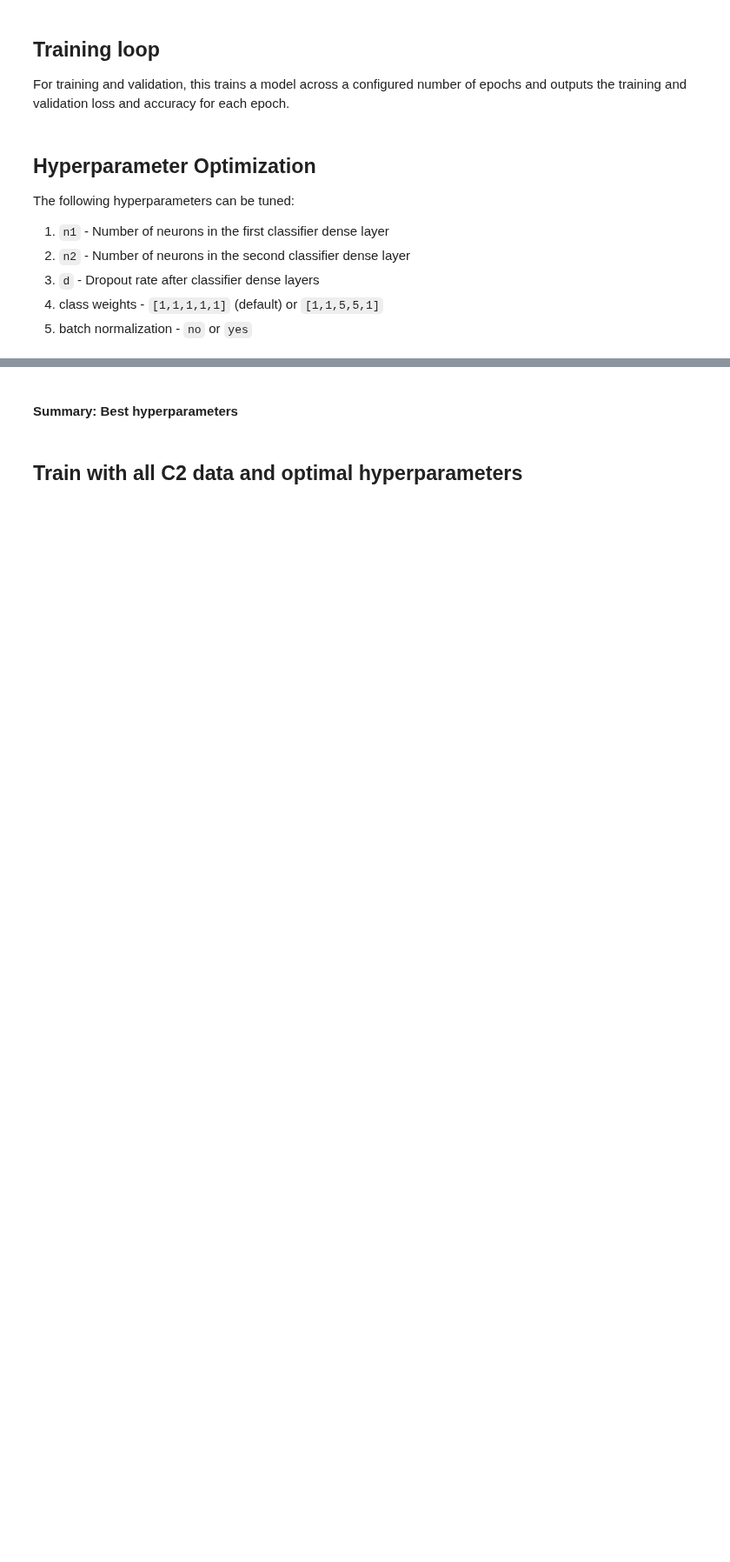
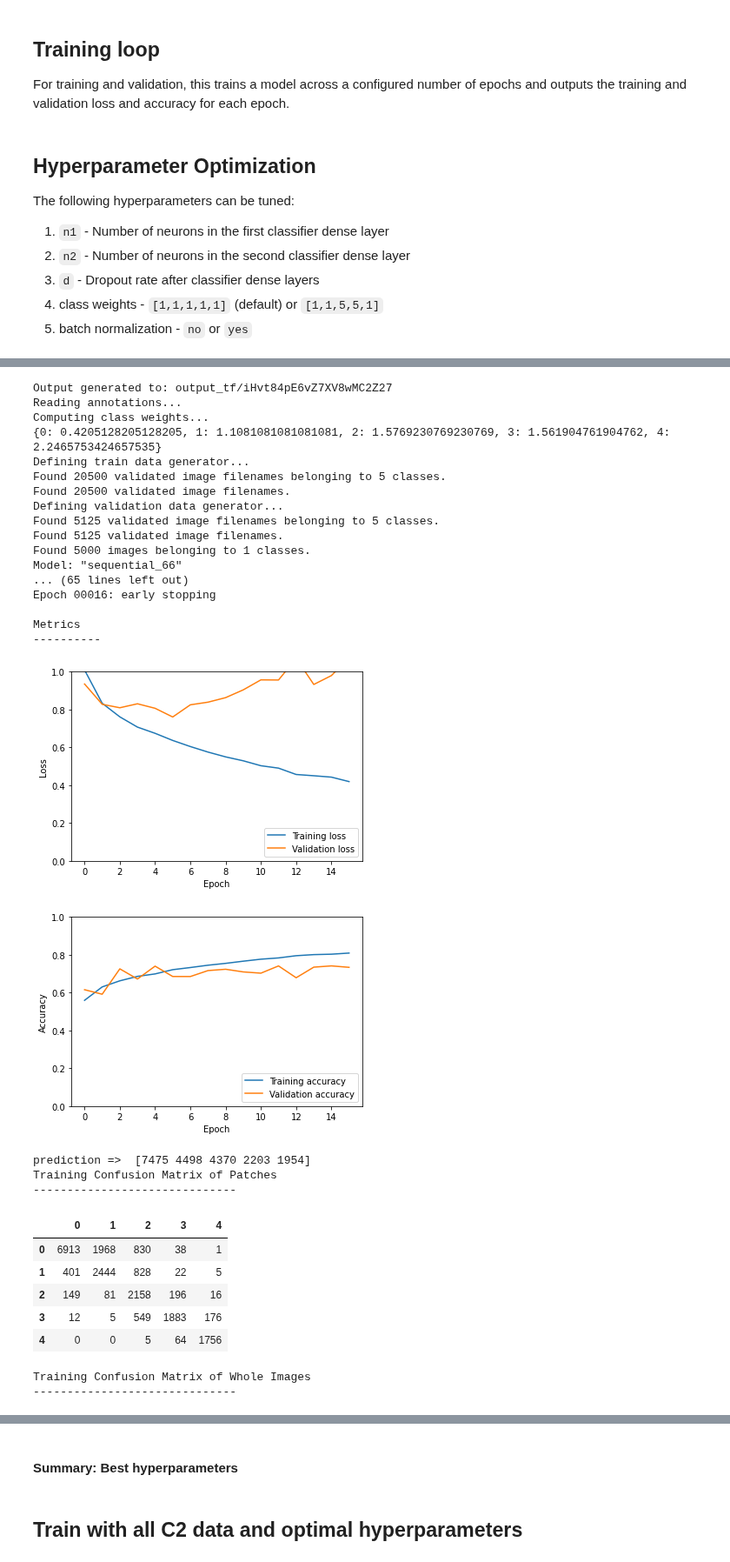
Before and after one commit to jmaness/csc591nn-projc1, a Jupyter notebook: c2_tf_c1.ipynb, the cells around one changed output, grey strips where cells are left out. Shown at 87% size. Saved outputs shown, nothing was run; the diff lists cells and outputs as text; code cells hidden in the pictures; blank space fills up the shorter version.

```diff
--- a/c2_tf_c1.ipynb
+++ b/c2_tf_c1.ipynb
@@ -553,14 +587,18 @@ def train(run_id, model, group, num_epochs):
     print('group.train_patch_ann_df.shape[0]=', group.train_patch_ann_df.shape[0])
     print('int(group.train_patch_ann_df.shape[0] / BATCH_SIZE)', int(group.train_patch_ann_df.shape[0] / BATCH_SIZE))
 
-    es = tf.keras.callbacks.EarlyStopping(monitor='val_loss', mode='min', verbose=1, patience=10, restore_best_weights=True)
+    monitor = 'val_loss' if group.val_generator is not None else 'loss'
+    es = tf.keras.callbacks.EarlyStopping(monitor=monitor, mode='min', verbose=1, patience=10, restore_best_weights=True)
+
+
+    validation_steps = None if group.val_generator is None else int(group.val_patch_ann_df.shape[0] / BATCH_SIZE)
 
     history = model.fit(group.train_generator,
                         steps_per_epoch=int(group.train_patch_ann_df.shape[0] / BATCH_SIZE),
                         epochs=num_epochs,
                         class_weight=group.class_weights,
                         validation_data=group.val_generator,
-                        validation_steps=int(group.val_patch_ann_df.shape[0] / BATCH_SIZE),
+                        validation_steps=validation_steps,
                         verbose=1,
                         callbacks=[es])
 
@@ -592,16 +630,24 @@ def plot_metrics(run_id, output_dir, model, history, group):
     print('Metrics')
     print('-' * 10)
 
+    # Loss vs Epochs plot
     plt.plot(history.history['loss'], label='Training loss')
-    plt.plot(history.history['val_loss'], label = 'Validation loss')
+
+    if group.val_generator is not None:
+        plt.plot(history.history['val_loss'], label = 'Validation loss')
+
     plt.xlabel('Epoch')
     plt.ylabel('Loss')
     plt.ylim([0, 1])
     plt.legend(loc='lower right')
     plt.show()
 
+    # Accuracy vs Epochs plot
     plt.plot(history.history['accuracy'], label='Training accuracy')
-    plt.plot(history.history['val_accuracy'], label = 'Validation accuracy')
+
+    if group.val_generator is not None:
+        plt.plot(history.history['val_accuracy'], label = 'Validation accuracy')
+
     plt.xlabel('Epoch')
     plt.ylabel('Accuracy')
     plt.ylim([0, 1])
@@ -743,8 +789,11 @@ The following hyperparameters can be tuned:
 4. class weights - `[1,1,1,1,1]` (default) or `[1,1,5,5,1]`
 5. batch normalization - `no` or `yes`
 # %%
-def run_trial(name, model, class_weights=None, num_epochs=80):
+def run_trial(name, model, group=None, class_weights=None, num_epochs=80):
     run_id = shortuuid.uuid()
+
+    if group is None:
+        group = train_val_split_group(class_weights)
 
     # output directory
     output_dir = os.path.join("output_tf", run_id)
@@ -752,7 +801,7 @@ def run_trial(name, model, class_weights=None, num_epochs=80):
     print("Output generated to:", output_dir)
 
 
-    y_hat_test = train_and_test(run_id, model, train_val_split_group(class_weights), num_epochs, output_dir)
+    y_hat_test = train_and_test(run_id, model, group, num_epochs, output_dir)
     predictions_file = os.path.join(output_dir, "{}_predict_c2_{}_test.csv".format(run_id, name))
     print('predictions file:', predictions_file)
     predict_whole_images(y_hat_test, PATCH_ROWS, PATCH_COLUMNS, predictions_file)
@@ -789,0 +1059,34 @@ run_trial("h3", model)
+# %%
+model = get_model(4096, 512, 0.5)
+run_trial("h4", model)
+# %% [output]
+Output generated to: output_tf/iHvt84pE6vZ7XV8wMC2Z27
+Reading annotations...
+Computing class weights...
+{0: 0.4205128205128205, 1: 1.1081081081081081, 2: 1.5769230769230769, 3: 1.561904761904762, 4: 2.2465753424657535}
+Defining train data generator...
+Found 20500 validated image filenames belonging to 5 classes.
+Found 20500 validated image filenames.
+Defining validation data generator...
+Found 5125 validated image filenames belonging to 5 classes.
+Found 5125 validated image filenames.
+Found 5000 images belonging to 1 classes.
+Model: "sequential_66"
+... (65 lines left out)
+Epoch 00016: early stopping
+
+Metrics
+----------
+[figure, added]
+[figure, added]
+prediction =>  [7475 4498 4370 2203 1954]
+Training Confusion Matrix of Patches
+------------------------------
+|  | 0 | 1 | 2 | 3 | 4 |
+| 0 | 6913 | 1968 | 830 | 38 | 1 |
+| 1 | 401 | 2444 | 828 | 22 | 5 |
+| 2 | 149 | 81 | 2158 | 196 | 16 |
+| 3 | 12 | 5 | 549 | 1883 | 176 |
+| 4 | 0 | 0 | 5 | 64 | 1756 |
+Training Confusion Matrix of Whole Images
+------------------------------
```
Also changed, not shown: parts of 29 cells of this notebook.
